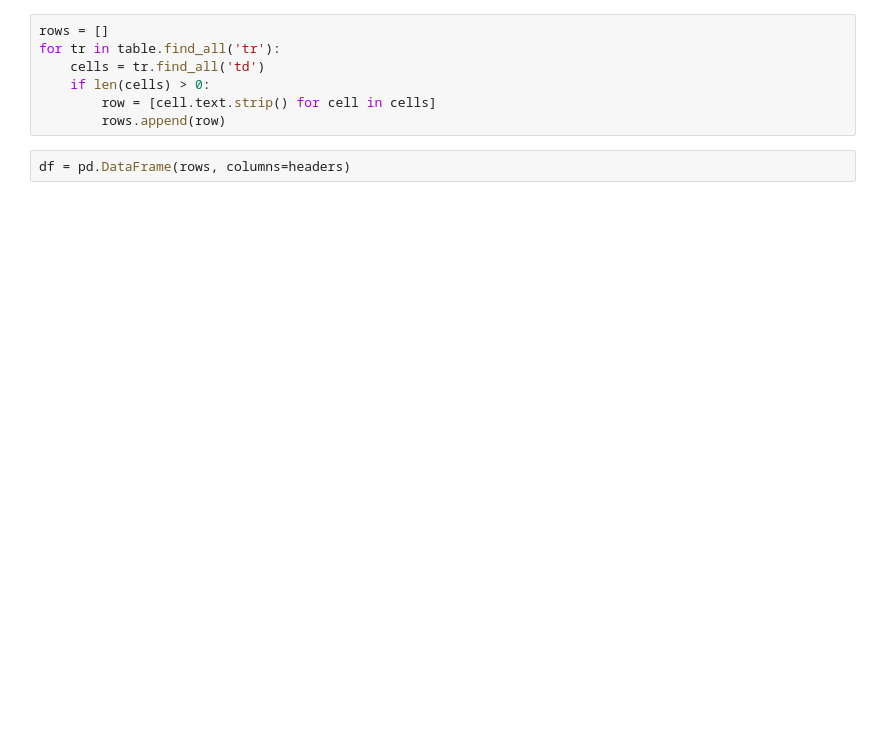
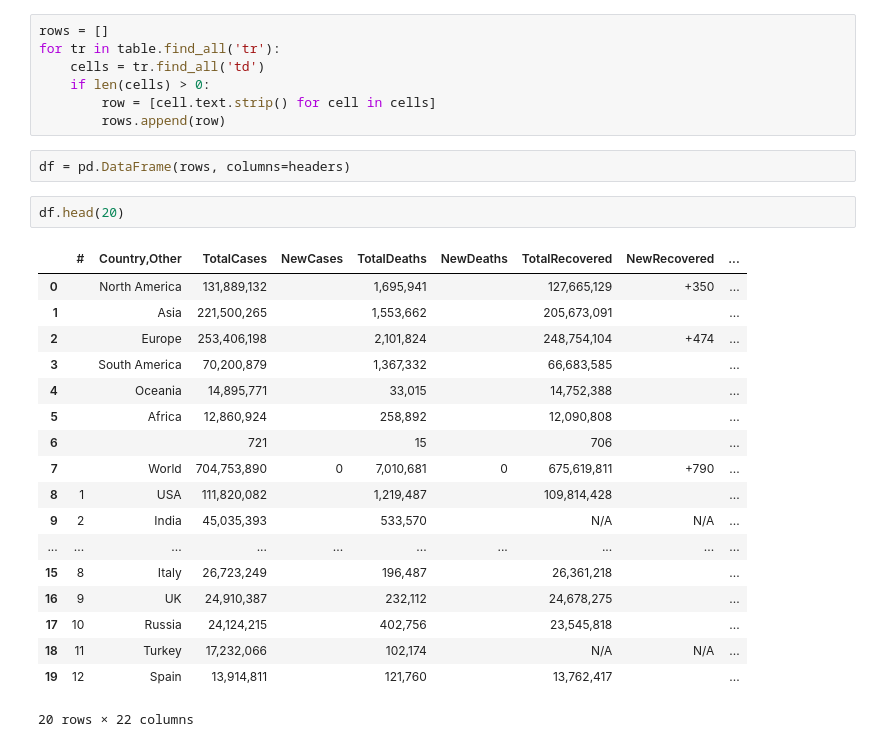
Before and after one commit to ujjwaltyagi2000/python-practice-corey, a Jupyter notebook: 16-beautiful_soup_example.ipynb, the cells around one changed output. Drawn from its saved outputs; the diff is of its cells as text; blank space fills up the shorter version.

```diff
--- a/16-beautiful_soup_example.ipynb
+++ b/16-beautiful_soup_example.ipynb
@@ -88,3 +101,24 @@ for tr in table.find_all('tr'):
         rows.append(row)
 # %%
 df = pd.DataFrame(rows, columns=headers)
+# %%
+df.head(20)
+# %% [output]
+|  | # | Country,Other | TotalCases | NewCases | TotalDeaths | NewDeaths | TotalRecovered | NewRecovered | ... |
+| 0 |  | North America | 131,889,132 |  | 1,695,941 |  | 127,665,129 | +350 | ... |
+| 1 |  | Asia | 221,500,265 |  | 1,553,662 |  | 205,673,091 |  | ... |
+| 2 |  | Europe | 253,406,198 |  | 2,101,824 |  | 248,754,104 | +474 | ... |
+| 3 |  | South America | 70,200,879 |  | 1,367,332 |  | 66,683,585 |  | ... |
+| 4 |  | Oceania | 14,895,771 |  | 33,015 |  | 14,752,388 |  | ... |
+| 5 |  | Africa | 12,860,924 |  | 258,892 |  | 12,090,808 |  | ... |
+| 6 |  |  | 721 |  | 15 |  | 706 |  | ... |
+| 7 |  | World | 704,753,890 | 0 | 7,010,681 | 0 | 675,619,811 | +790 | ... |
+| 8 | 1 | USA | 111,820,082 |  | 1,219,487 |  | 109,814,428 |  | ... |
+| 9 | 2 | India | 45,035,393 |  | 533,570 |  | N/A | N/A | ... |
+| ... | ... | ... | ... | ... | ... | ... | ... | ... | ... |
+| 15 | 8 | Italy | 26,723,249 |  | 196,487 |  | 26,361,218 |  | ... |
+| 16 | 9 | UK | 24,910,387 |  | 232,112 |  | 24,678,275 |  | ... |
+| 17 | 10 | Russia | 24,124,215 |  | 402,756 |  | 23,545,818 |  | ... |
+| 18 | 11 | Turkey | 17,232,066 |  | 102,174 |  | N/A | N/A | ... |
+| 19 | 12 | Spain | 13,914,811 |  | 121,760 |  | 13,762,417 |  | ... |
+20 rows × 22 columns
```
Also changed, not shown: parts of 29 cells of this notebook, 4 other files.
